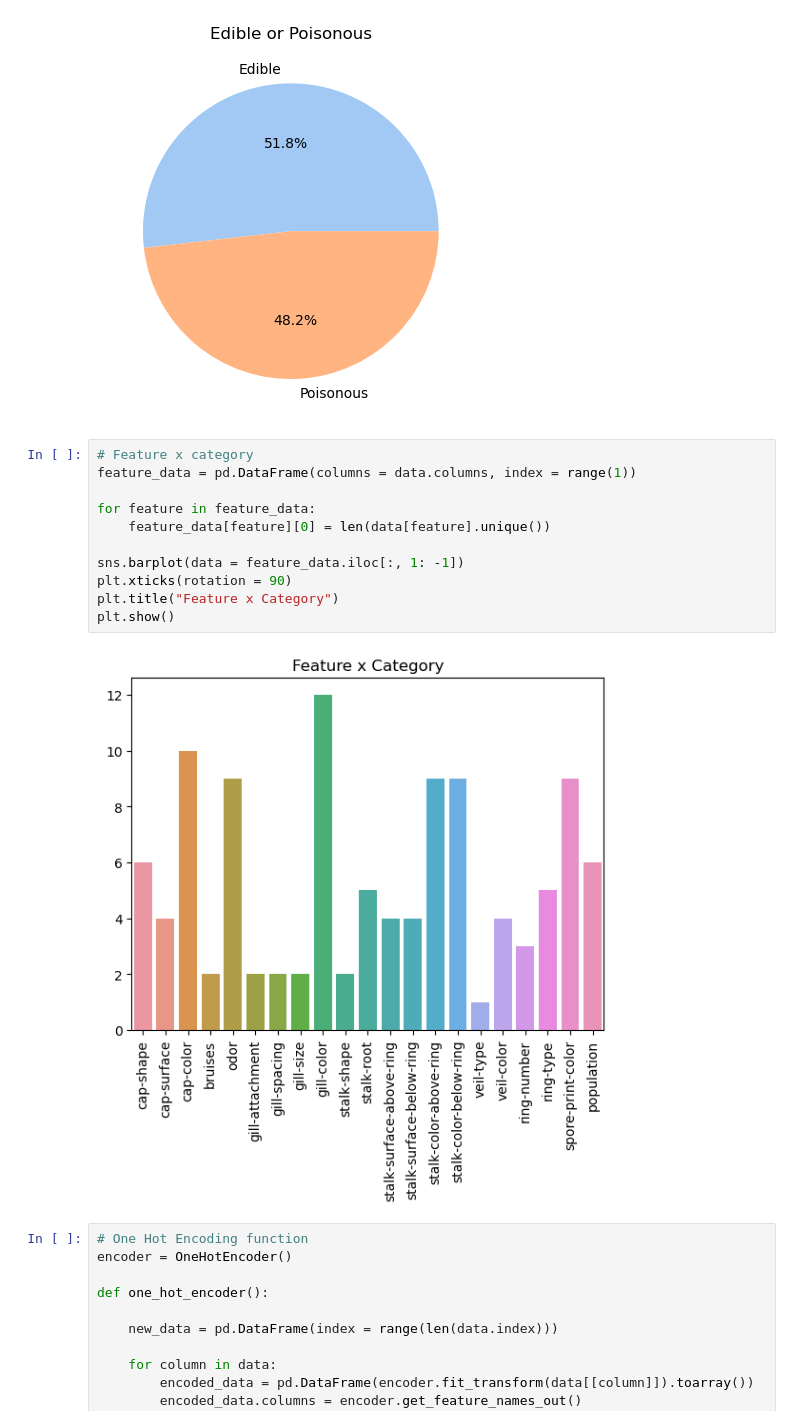
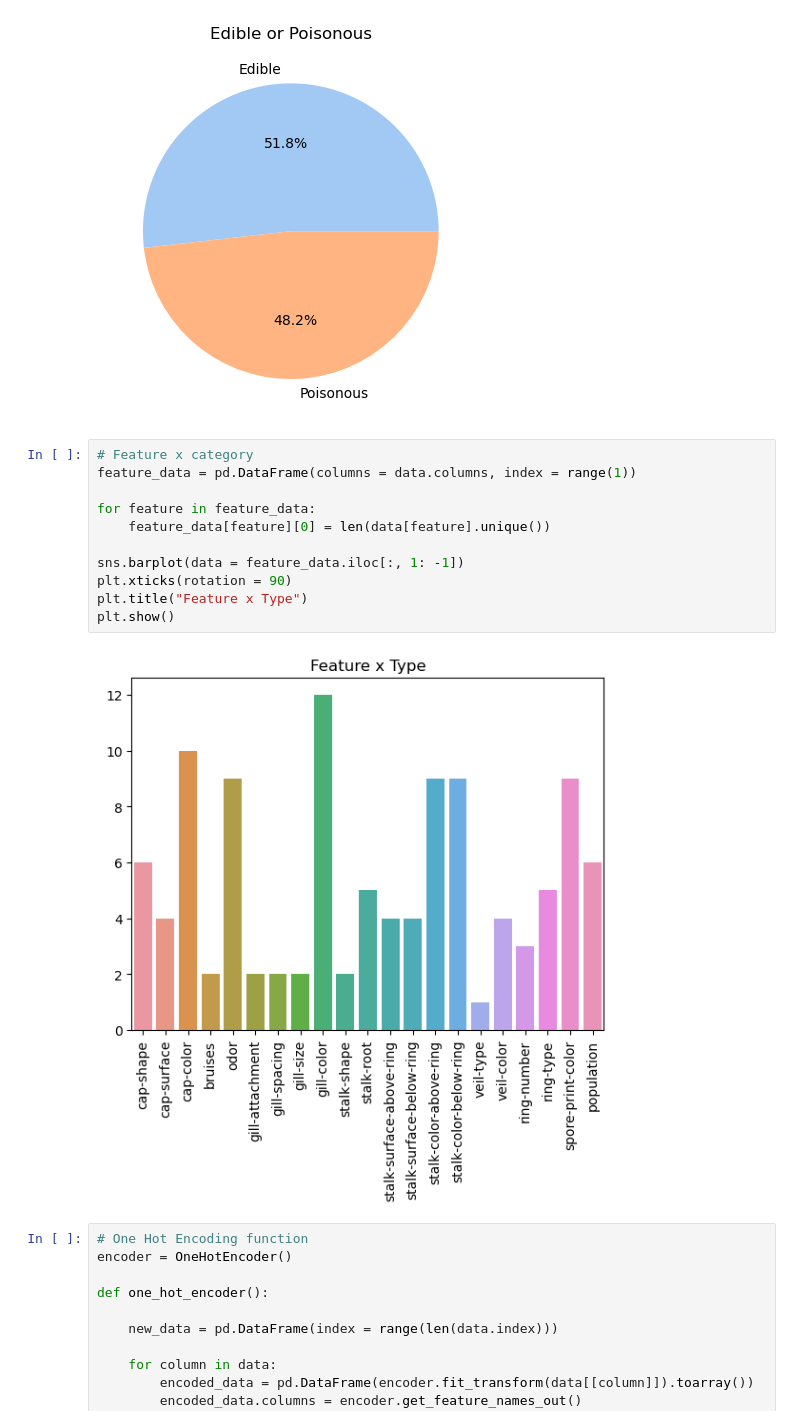
Before and after one commit to usuajiayako/DataScienceWeek8, a Jupyter notebook: supervised_mini_project/mushrooms_analysis.ipynb, the cells around one changed output. Saved outputs shown, nothing was run; the diff lists cells and outputs as text.

```diff
--- a/supervised_mini_project/mushrooms_analysis.ipynb
+++ b/supervised_mini_project/mushrooms_analysis.ipynb
@@ -124,16 +124,16 @@ Name: class, dtype: int64
 # %%
 # Feature x category
 feature_data = pd.DataFrame(columns = data.columns, index = range(1))
 
 for feature in feature_data:
     feature_data[feature][0] = len(data[feature].unique())
 
 sns.barplot(data = feature_data.iloc[:, 1: -1])
 plt.xticks(rotation = 90)
-plt.title("Feature x Category")
+plt.title("Feature x Type")
 plt.show()
 # %% [output]
-[figure, old version]
+[figure, new version]
 # %%
 # One Hot Encoding function
 encoder = OneHotEncoder()
```
Also changed, not shown: parts of 1 cell of this notebook, 2 other files.
